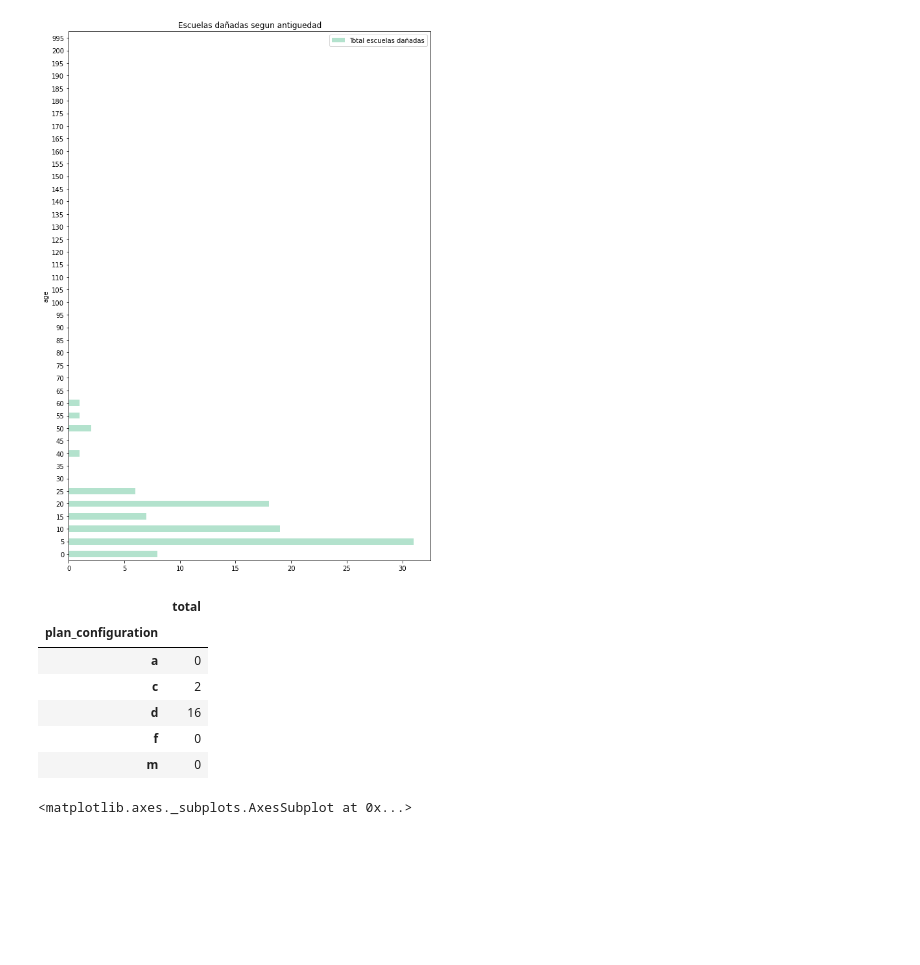
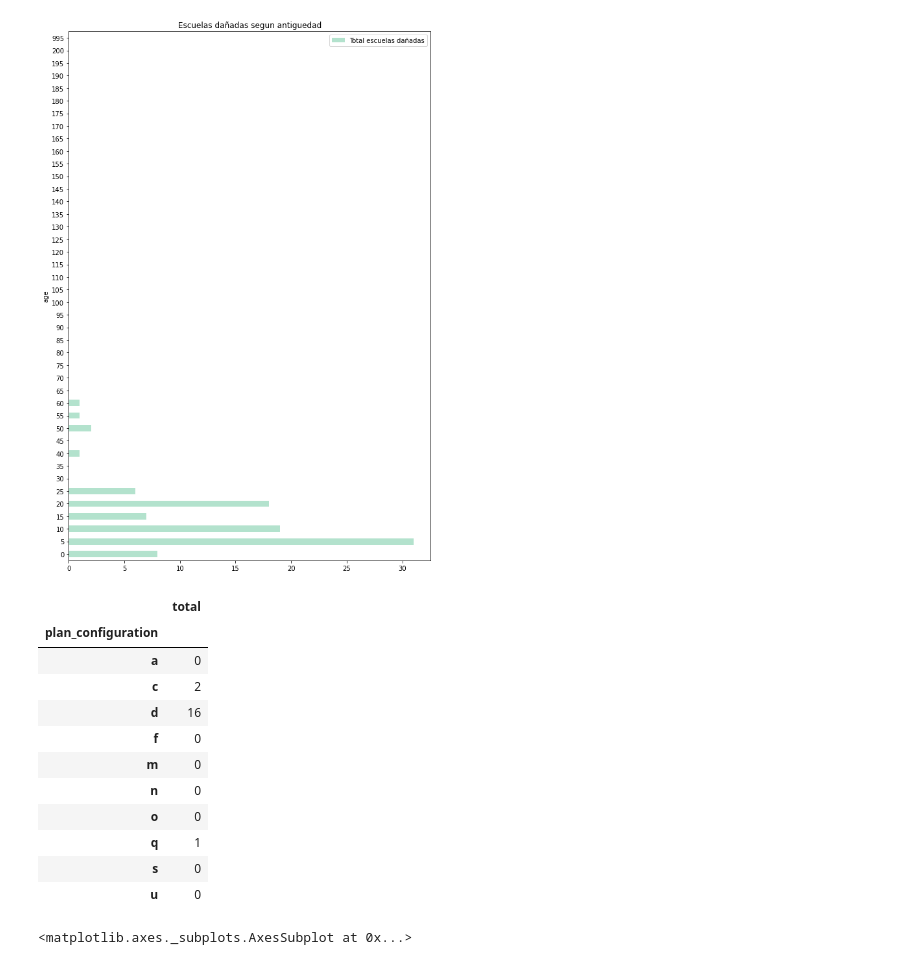
Before and after one commit to FranciscoGauna/TP-Datos-2021, a Jupyter notebook: Usos de las edificaciones.ipynb, the cells around one changed output. Drawn from its saved outputs; the diff is of its cells as text; code cells hidden in the pictures; blank space fills up the shorter version.

```diff
--- a/Usos de las edificaciones.ipynb
+++ b/Usos de las edificaciones.ipynb
@@ -54,17 +54,22 @@ escuelasAge.plot.barh(stacked = True, colormap='Pastel2', \
 # %%
 escuelas10A = values[values['has_secondary_use_school'] == True]
 escuelas10A = escuelas10A[escuelas10A['age'] == 10]
 configEscuelas = escuelas10A.groupby(['plan_configuration']).agg({'plan_configuration':'count'})\
 .rename(columns = {'plan_configuration': 'total'})
-configEscuelas.head(5)
+configEscuelas.head(10)
 # %% [output]
 |  | total |
 | plan_configuration |  |
 | a | 0 |
 | c | 2 |
 | d | 16 |
 | f | 0 |
 | m | 0 |
+| n | 0 |
+| o | 0 |
+| q | 1 |
+| s | 0 |
+| u | 0 |
 # %%
 fig, ax = plt.subplots(figsize=(12,12))
 ax.set_title('Totales formato edificacion segun categoria')
```
Also changed, not shown: parts of 7 cells of this notebook.
